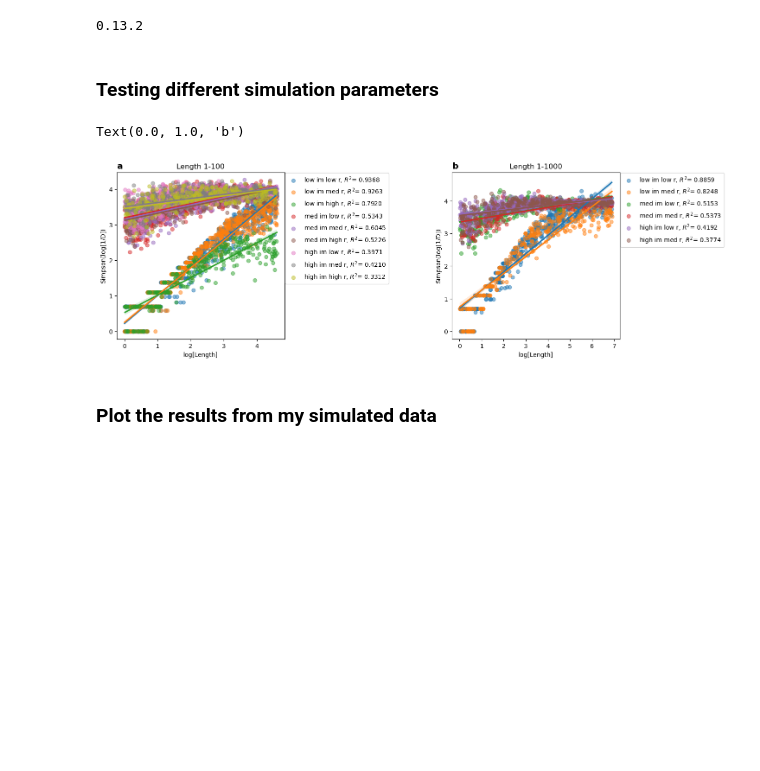
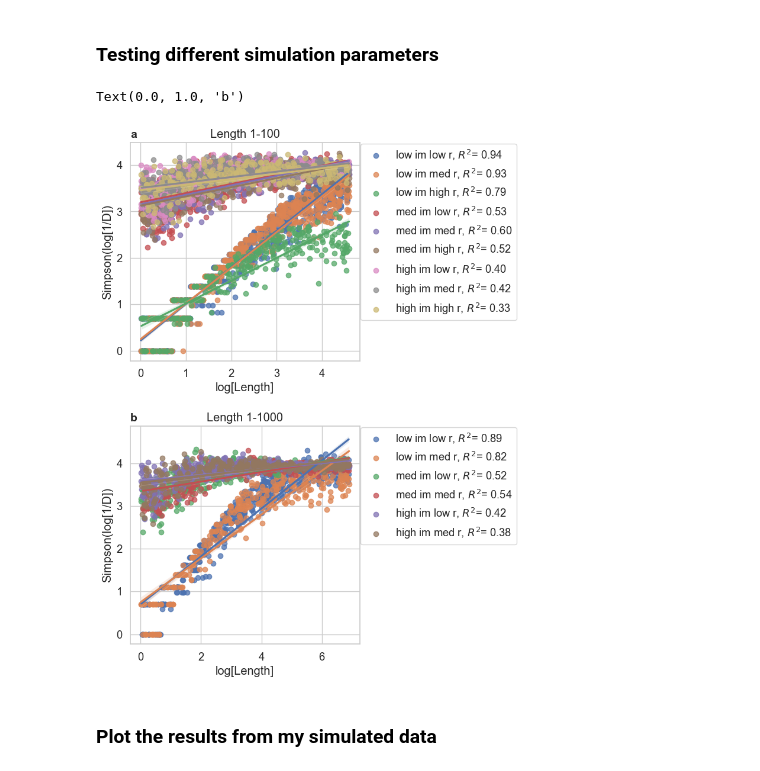
Before and after one commit to Gibbons-Lab/IBT-and-the-Gut-Microbiome, a Jupyter notebook: multi_sim_plot.ipynb, the cells around one changed output. Cells and saved outputs as stored; diff of their text form; code cells hidden in the pictures; blank space fills up the shorter version.

Commit message:
figure adjustments

```diff
--- a/multi_sim_plot.ipynb
+++ b/multi_sim_plot.ipynb
@@ -15,18 +15,20 @@ from matplotlib.patches import Rectangle
 from matplotlib.patches import ConnectionPatch
 import numpy as np
 import os
-# %%
-print(statsmodels.__version__)
-# %% [output]
-0.13.2
 # %%
 genpath='/proj/gibbons/kramos/github/IBT-and-the-Gut-Microbiome/'
 # %% [markdown]
 ### Testing different simulation parameters
 # %%
+params= {'font.family':'sans-serif',
+         'figure.subplot.hspace':0.3,
+         'figure.subplot.wspace':0.3,
+         'font.sans-serif':'Arial'
+         }
+sns.set_theme(style='whitegrid', rc=params, font_scale=1.2)
 formula = 'Simpson ~ Length'
 
-fig,axs = plt.subplots(1,2,figsize=(15,5))
+fig,axs = plt.subplots(2,1,figsize=(5,11))
 plt.subplots_adjust(wspace=1)
 
 folder_location = '/proj/gibbons/kramos/github/IBT-and-the-Gut-Microbiome/IBM/data/small_tests_1-100/'
@@ -37,37 +39,37 @@ for file in os.listdir(folder_location):
     df[features] = df[features].apply(lambda x: np.log(x))
     x = 'Length'
     y = 'Simpson'
     fitted = ols(formula, data=df).fit()
     r_squared = fitted.rsquared
-    info = file.replace('.csv', '').replace('_', ' ') + f', $R^2$= {r_squared:.4f}'
+    info = file.replace('.csv', '').replace('_', ' ') + f', $R^2$= {r_squared:.2f}'
 
-    axs[0]=sns.regplot(data=df, x=x, y=y,label = info, scatter_kws={'alpha':0.5}, ax = axs[0])
+    axs[0]=sns.regplot(data=df, x=x, y=y,label = info, scatter_kws={'alpha':0.75}, ax = axs[0])
     axs[0].set_xlabel('log[Length]')
     axs[0].set_ylabel('Simpson(log[1/D])')
     axs[0].set_title('Length 1-100')
     axs[0].legend(bbox_to_anchor=(1, 1), loc=2, borderaxespad=0.1)
 
 folder_location = '/proj/gibbons/kramos/github/IBT-and-the-Gut-Microbiome/IBM/data/large_tests_1-1000/'
 for file in os.listdir(folder_location):
     df = pd.read_csv(folder_location + file)
     features = ['Simpson', 'Length']
     df[features] = df[features].apply(lambda x: np.log(x))
     x = 'Length'
     y = 'Simpson'
     fitted = ols(formula, data=df).fit()
     r_squared = fitted.rsquared
-    info = file.replace('.csv', '').replace('_', ' ') + f', $R^2$= {r_squared:.4f}'
+    info = file.replace('.csv', '').replace('_', ' ') + f', $R^2$= {r_squared:.2f}'
 
-    axs[1]=sns.regplot(data=df, x=x, y=y,label = info, scatter_kws={'alpha':0.5}, ax = axs[1])
+    axs[1]=sns.regplot(data=df, x=x, y=y,label = info, scatter_kws={'alpha':0.75}, ax = axs[1])
     axs[1].set_xlabel('log[Length]')
     axs[1].set_ylabel('Simpson(log[1/D])')
     axs[1].legend(bbox_to_anchor=(1, 1), loc=2, borderaxespad=0.1)
     axs[1].set_title('Length 1-1000')
 
 axs[0].set_title('a',loc='left', fontweight='bold', fontsize=14)
 axs[1].set_title('b',loc='left', fontweight='bold', fontsize=14)
 # %% [output]
 Text(0.0, 1.0, 'b')
-[figure, old version]
+[figure, new version]
 # %%
 fig.savefig(genpath+'output/static_sim_data.pdf', bbox_inches='tight')
```
Also changed, not shown: parts of 7 cells of this notebook, 21 other files.
